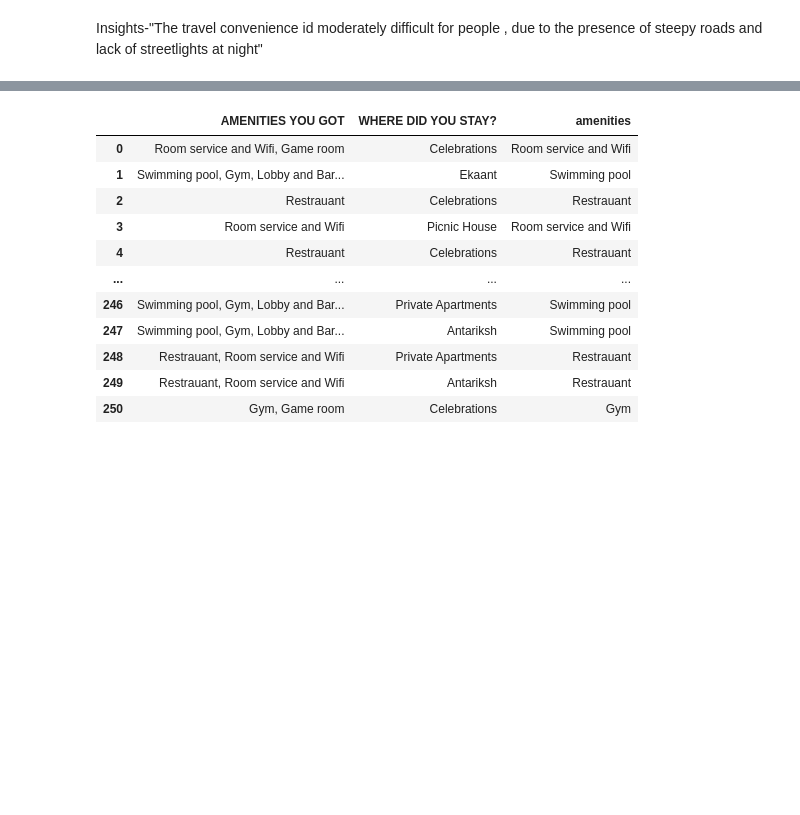
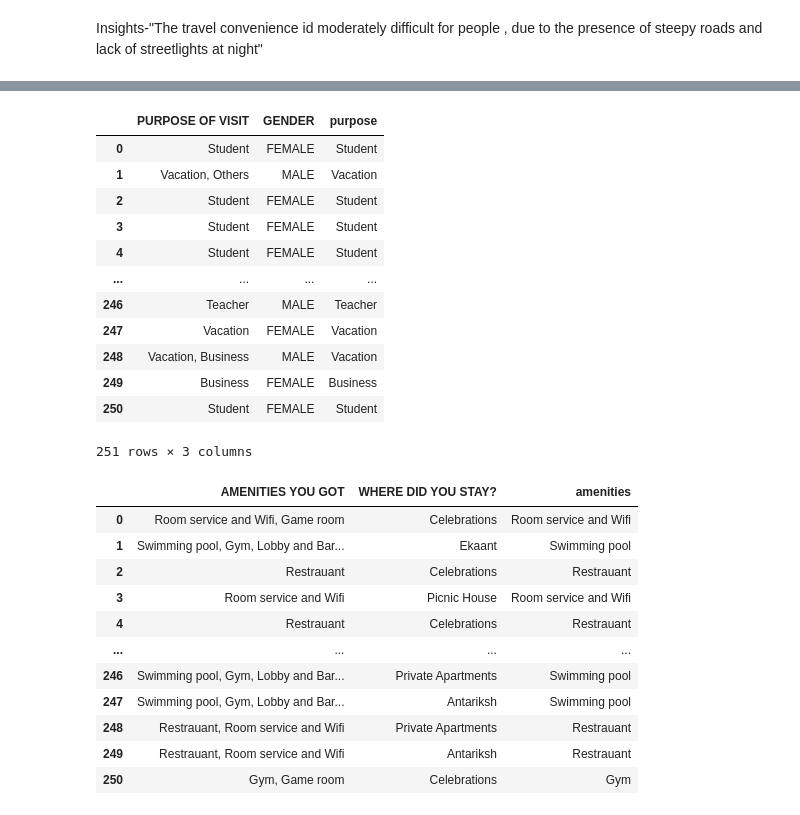
Before and after one commit to tanishaagarwal195/MscDSA-MDS171-23122041-TANISHA, a Jupyter notebook: CAC-2/responses (2) (1).ipynb, the cells around one changed output, grey strips where cells are left out. Cells and saved outputs as stored; diff of their text form; code cells hidden in the pictures; blank space fills up the shorter version.

```diff
--- a/CAC-2/responses (2) (1).ipynb
+++ b/CAC-2/responses (2) (1).ipynb
@@ -470,6 +470,24 @@ sns.catplot(data=data,x="AGE",y="GENDER",aspect=25/10,color="green")
 # plot_df1['AMENITIES YOU GOT'] = data['AMENITIES YOU GOT'].str.split(',')
 # plot_df1 = plot_df1.explode('AMENITIES YOU GOT').reset_index(drop=True)
 # plot_df1.loc[:, ['AMENITIES YOU GOT']] = plot_df1.loc[:, ['AMENITIES YOU GOT']]
+# %%
+df1 = data.loc[:,['PURPOSE OF VISIT','GENDER']] #separating columns with multiple values and making a new column with the first preferred value
+df1['purpose'] = df1['PURPOSE OF VISIT'].str.split(',').str[0]
+df1
+# %% [output]
+|  | PURPOSE OF VISIT | GENDER | purpose |
+| 0 | Student | FEMALE | Student |
+| 1 | Vacation, Others | MALE | Vacation |
+| 2 | Student | FEMALE | Student |
+| 3 | Student | FEMALE | Student |
+| 4 | Student | FEMALE | Student |
+| ... | ... | ... | ... |
+| 246 | Teacher | MALE | Teacher |
+| 247 | Vacation | FEMALE | Vacation |
+| 248 | Vacation, Business | MALE | Vacation |
+| 249 | Business | FEMALE | Business |
+| 250 | Student | FEMALE | Student |
+251 rows × 3 columns
 # %%
 df2 = data.loc[:, ['AMENITIES YOU GOT','WHERE DID YOU STAY?']] #separating columns with multiple values and making a new column with the first preferred value
 df2['amenities'] = df2['AMENITIES YOU GOT'].str.split(',').str[0]
```
Also changed, not shown: parts of 9 cells of this notebook.
